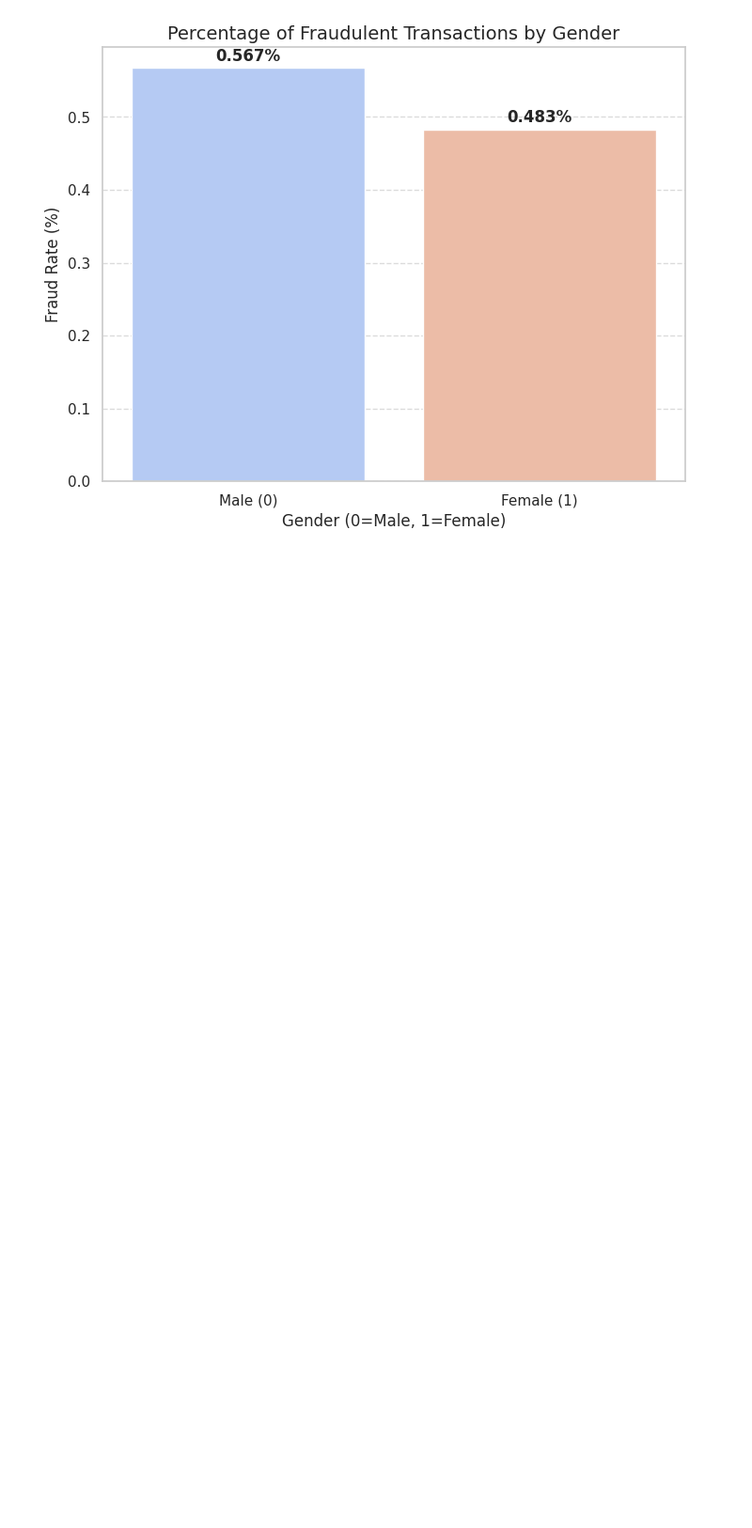
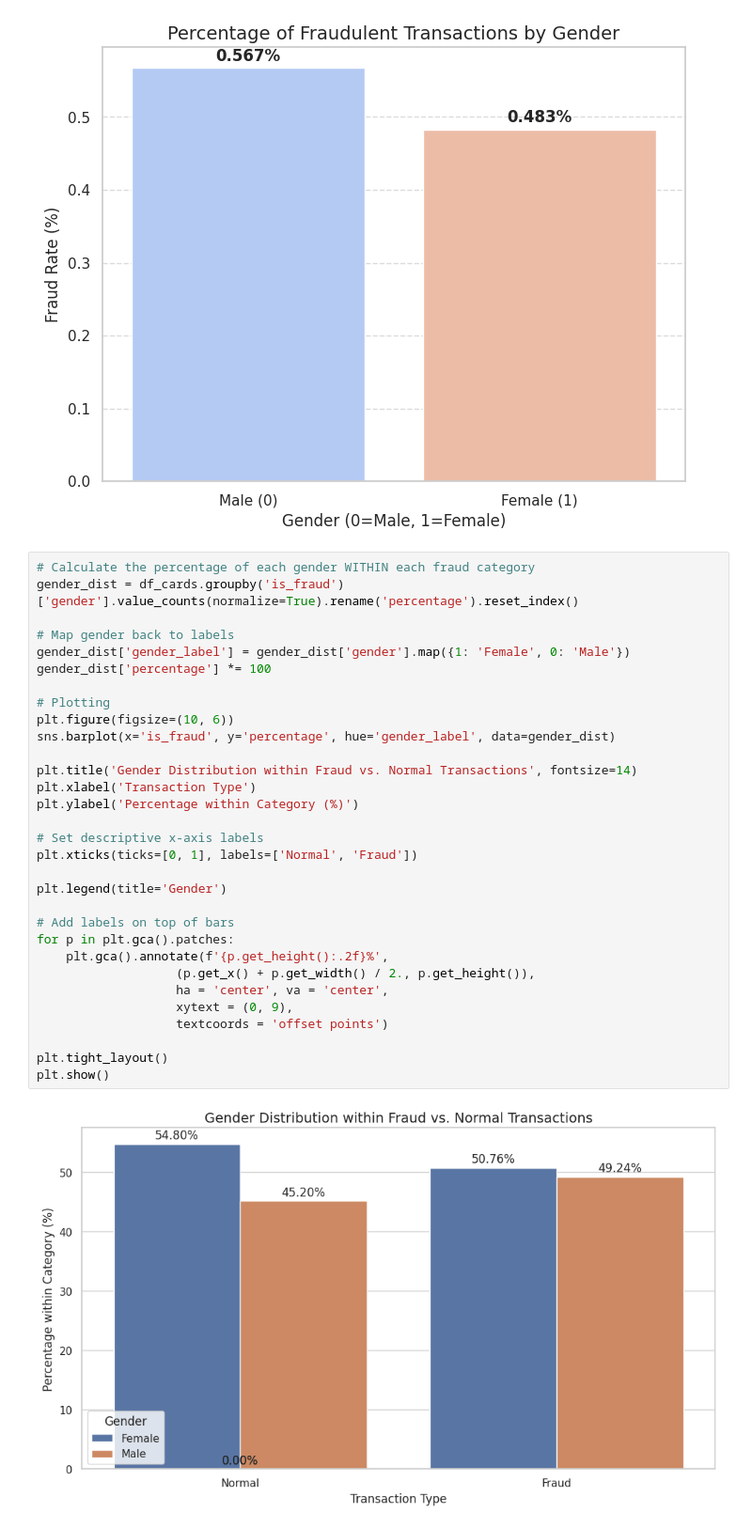
Before and after one commit to danieligelnik/CCFraudProject, a Jupyter notebook: DS_project.ipynb, the cells around one changed output. Shown at 94% size. Saved outputs shown, nothing was run; the diff lists cells and outputs as text; blank space fills up the shorter version.

Commit message:
Additional plots and heatmap.

```diff
--- a/DS_project.ipynb
+++ b/DS_project.ipynb
@@ -493,3 +493,36 @@ for i, val in enumerate(gender_fraud_rate.values):
 plt.show()
 # %% [output]
 [figure]
+# %%
+# Calculate the percentage of each gender WITHIN each fraud category
+gender_dist = df_cards.groupby('is_fraud')['gender'].value_counts(normalize=True).rename('percentage').reset_index()
+
+# Map gender back to labels
+gender_dist['gender_label'] = gender_dist['gender'].map({1: 'Female', 0: 'Male'})
+gender_dist['percentage'] *= 100
+
+# Plotting
+plt.figure(figsize=(10, 6))
+sns.barplot(x='is_fraud', y='percentage', hue='gender_label', data=gender_dist)
+
+plt.title('Gender Distribution within Fraud vs. Normal Transactions', fontsize=14)
+plt.xlabel('Transaction Type')
+plt.ylabel('Percentage within Category (%)')
+
+# Set descriptive x-axis labels
+plt.xticks(ticks=[0, 1], labels=['Normal', 'Fraud'])
+
+plt.legend(title='Gender')
+
+# Add labels on top of bars
+for p in plt.gca().patches:
+    plt.gca().annotate(f'{p.get_height():.2f}%',
+                   (p.get_x() + p.get_width() / 2., p.get_height()),
+                   ha = 'center', va = 'center',
+                   xytext = (0, 9),
+                   textcoords = 'offset points')
+
+plt.tight_layout()
+plt.show()
+# %% [output]
+[figure, added]
```
Also changed, not shown: parts of 1 cell of this notebook.
